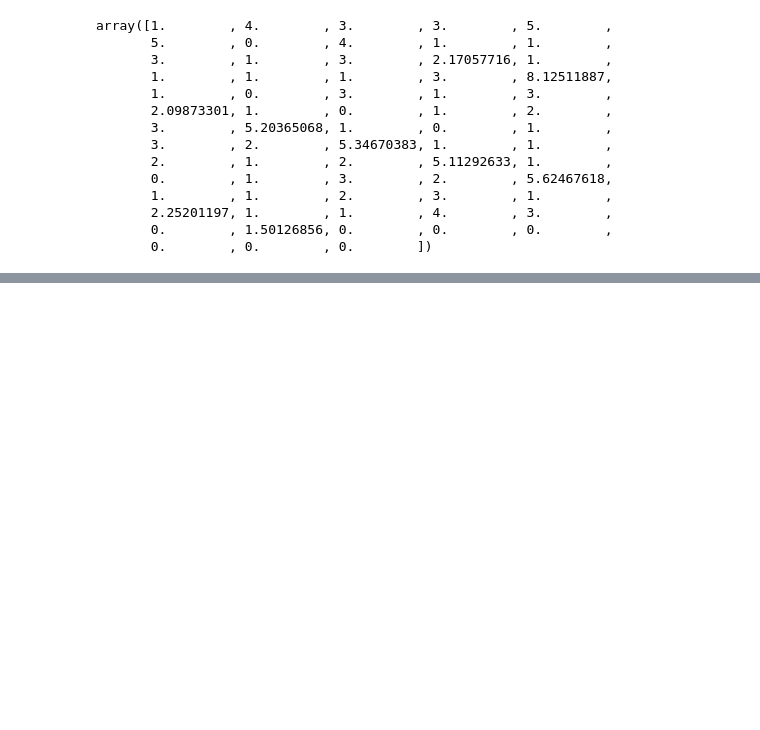
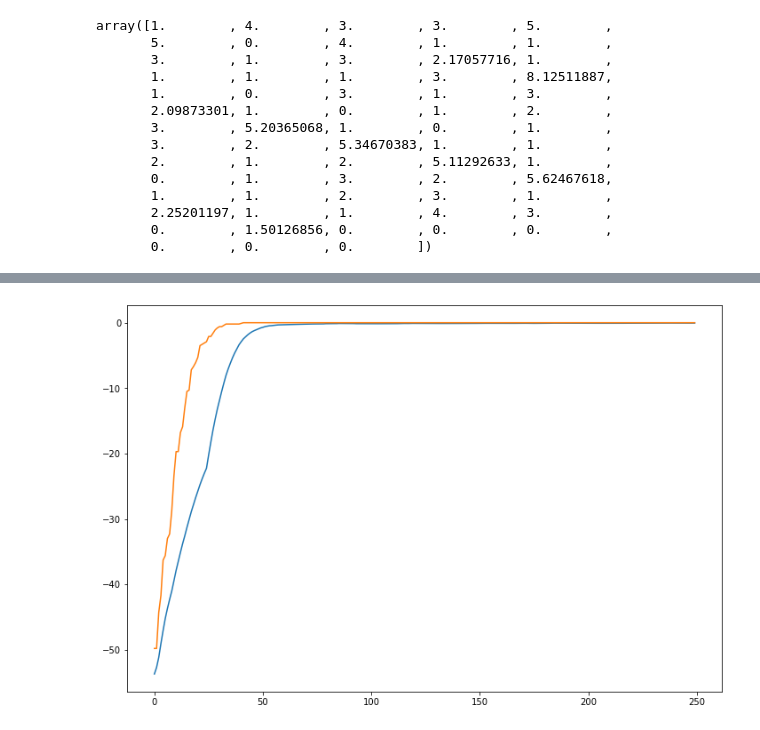
Before and after one commit to hubbs5/or-gym, a Jupyter notebook: notebooks/vrp_dev.ipynb, the cells around one changed output, grey strips where cells are left out. Drawn from its saved outputs; the diff is of its cells as text; code cells hidden in the pictures; blank space fills up the shorter version.

```diff
--- a/notebooks/vrp_dev.ipynb
+++ b/notebooks/vrp_dev.ipynb
@@ -443,0 +445,7 @@ env.step_count
+# %%
+base_dir = '/home/christian/ray_results'
+vr_dirs = [i for i in os.listdir(base_dir) if 'VehicleRouting' in i]
+# %%
+for d in vr_dirs:
+    path = os.path.join(base_dir, d, 'progress.csv')
+    data = pd.read_csv(path)
@@ -443,0 +462,7 @@ env.step_count
+# %%
+plt.figure(figsize=(12,8))
+plt.plot(data['episode_reward_mean'])
+plt.plot(data['episode_reward_max'])
+plt.show()
+# %% [output]
+[figure, added]
```
Also changed, not shown: parts of 6 cells of this notebook, 2 other files.
